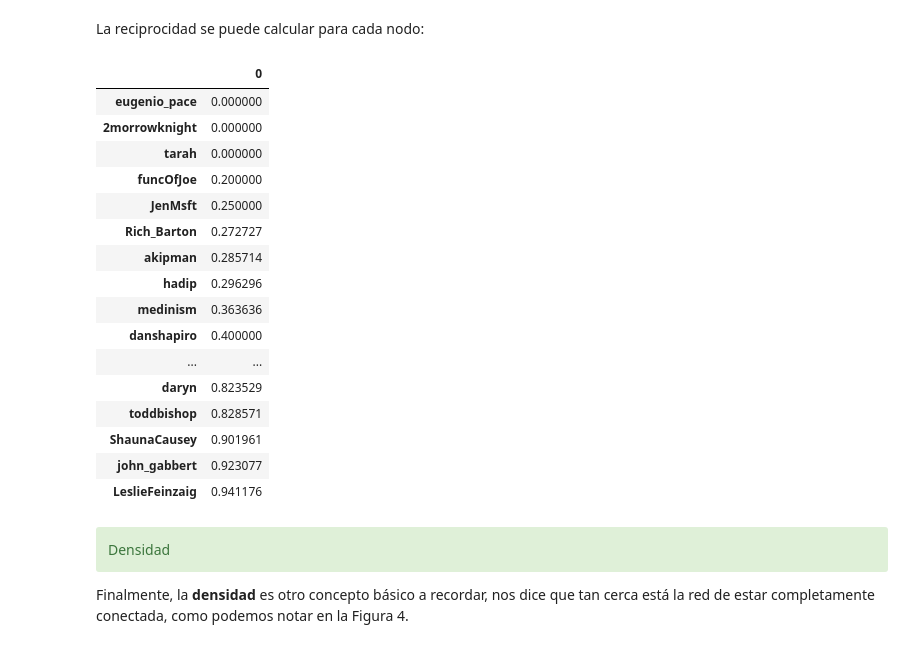
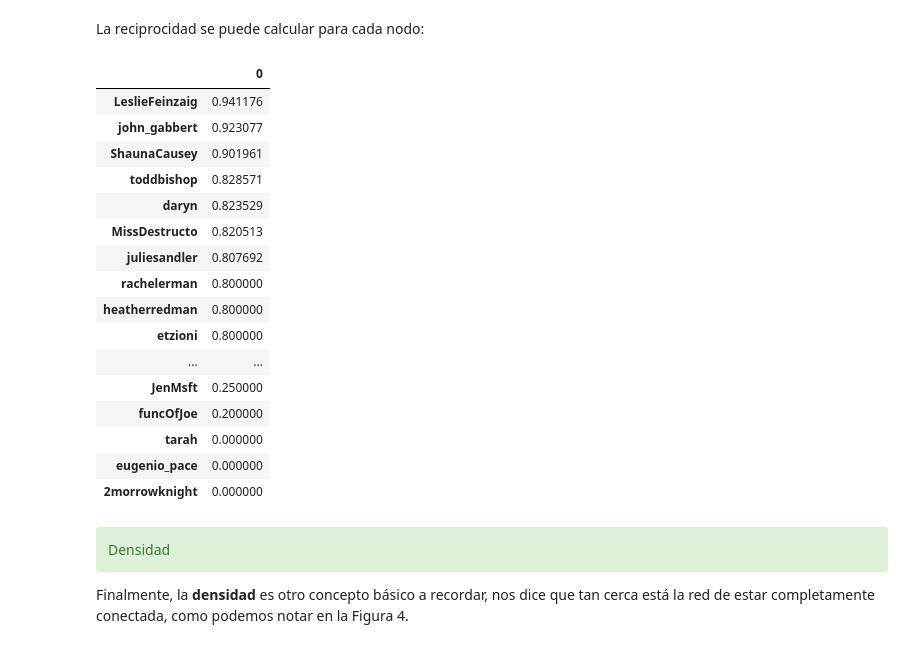
Before and after one commit to MAGALLANESJoseManuel/MGPIT_Pol748_Redes_2, a Jupyter notebook: sesion_2.ipynb, the cells around one changed output. Cells and saved outputs as stored; diff of their text form; code cells hidden in the pictures.

```diff
--- a/sesion_2.ipynb
+++ b/sesion_2.ipynb
@@ -263,25 +264,25 @@ nx.overall_reciprocity(TopFromAdjacency)
 # %% [markdown]
 La reciprocidad se puede calcular para cada nodo:
 # %%
-pd.DataFrame.from_dict(nx.reciprocity(TopFromAdjacency,nodes=TopFromAdjacency.nodes),orient='index').sort_values(0)
+pd.DataFrame.from_dict(nx.reciprocity(TopFromAdjacency,nodes=TopFromAdjacency.nodes),orient='index').sort_values(0,ascending=False)
 # %% [output]
 |  | 0 |
+| LeslieFeinzaig | 0.941176 |
+| john_gabbert | 0.923077 |
+| ShaunaCausey | 0.901961 |
+| toddbishop | 0.828571 |
+| daryn | 0.823529 |
+| MissDestructo | 0.820513 |
+| juliesandler | 0.807692 |
+| rachelerman | 0.800000 |
+| heatherredman | 0.800000 |
+| etzioni | 0.800000 |
+| ... | ... |
+| JenMsft | 0.250000 |
+| funcOfJoe | 0.200000 |
+| tarah | 0.000000 |
 | eugenio_pace | 0.000000 |
 | 2morrowknight | 0.000000 |
-| tarah | 0.000000 |
-| funcOfJoe | 0.200000 |
-| JenMsft | 0.250000 |
-| Rich_Barton | 0.272727 |
-| akipman | 0.285714 |
-| hadip | 0.296296 |
-| medinism | 0.363636 |
-| danshapiro | 0.400000 |
-| ... | ... |
-| daryn | 0.823529 |
-| toddbishop | 0.828571 |
-| ShaunaCausey | 0.901961 |
-| john_gabbert | 0.923077 |
-| LeslieFeinzaig | 0.941176 |
 # %% [markdown]
 <div class="alert alert-success" role="alert">Densidad </div>
 
```
Also changed, not shown: parts of 3 cells of this notebook.
